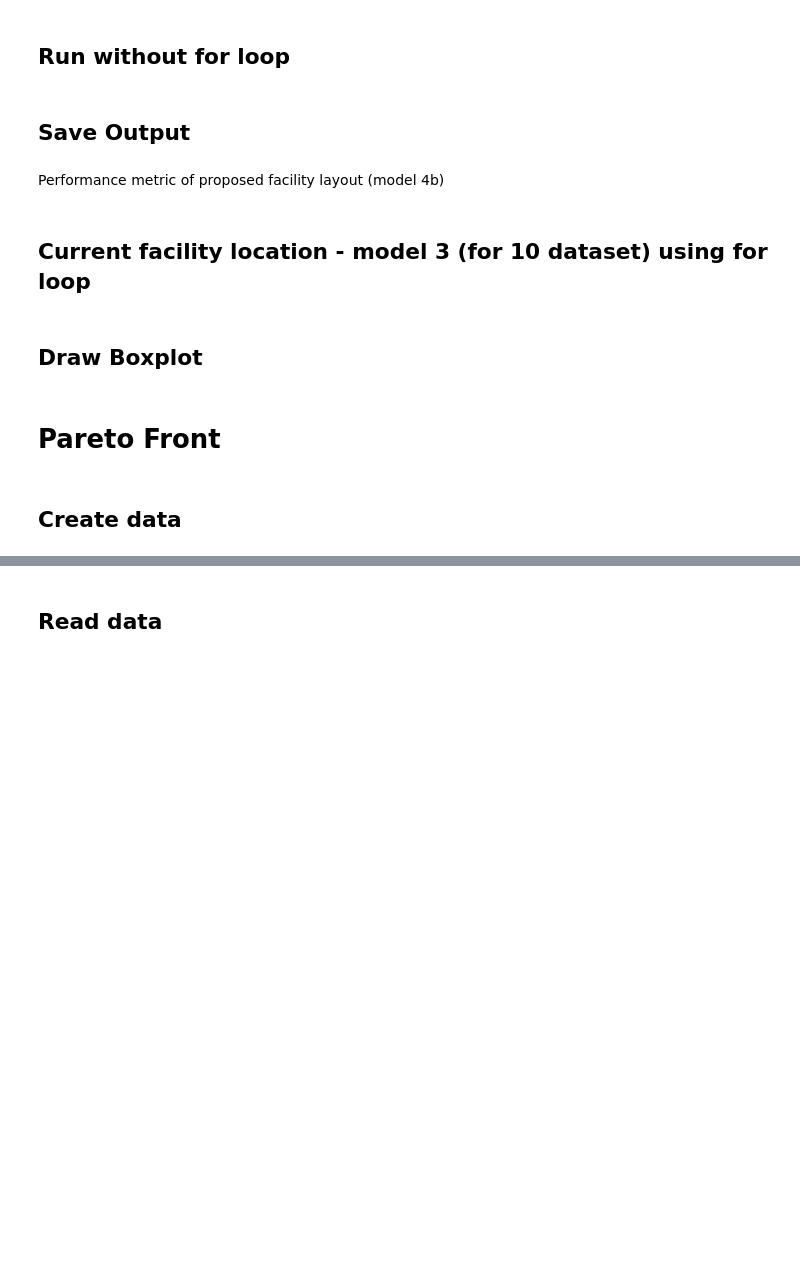
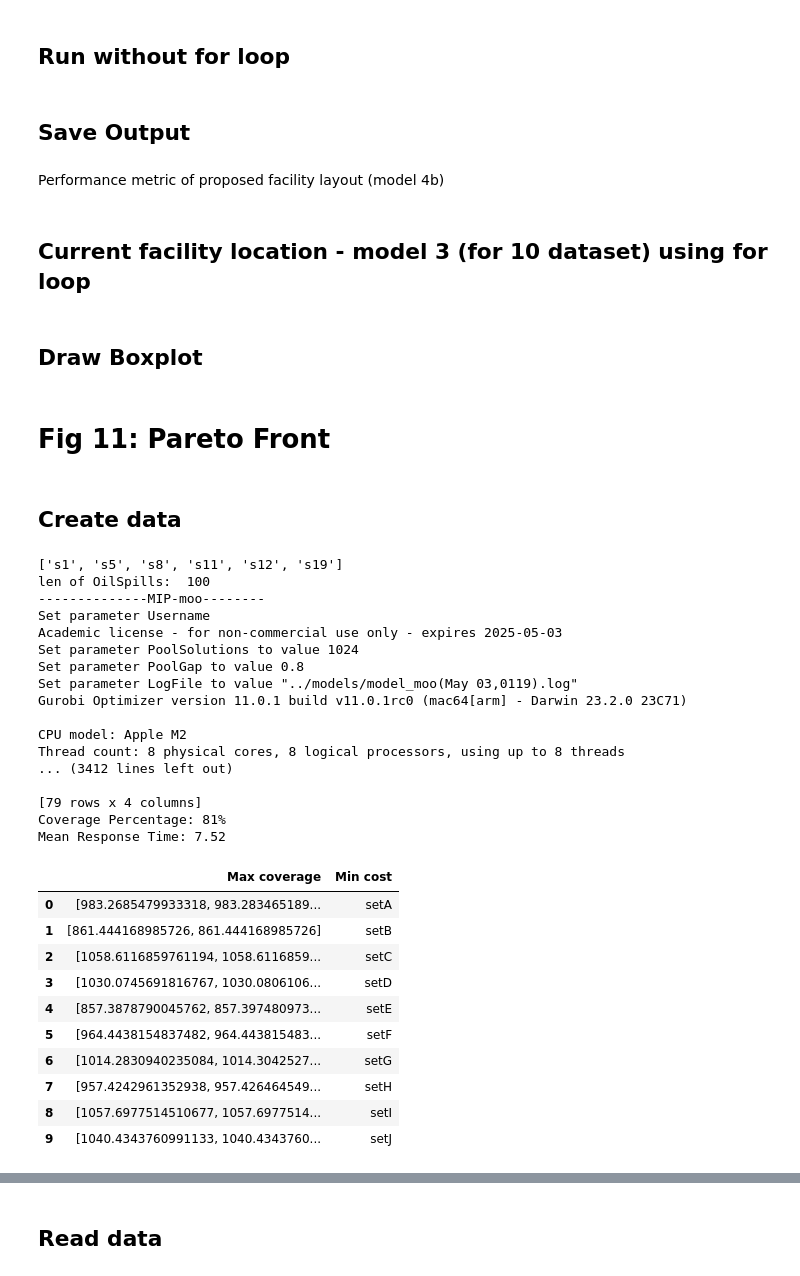
Before and after one commit to tanmoyie/MIP-Python-Lamoscad, a Jupyter notebook: src/3.0-sensitivity-analysis.ipynb, the cells around one changed output, grey strips where cells are left out. Saved outputs shown, nothing was run; the diff lists cells and outputs as text; code cells hidden in the pictures; blank space fills up the shorter version.

```diff
--- a/src/3.0-sensitivity-analysis.ipynb
+++ b/src/3.0-sensitivity-analysis.ipynb
@@ -303,18 +334,9 @@ fig.savefig(f'Outputs/Fig8c PCP.png', transparent=False, dpi=400, bbox_inches =
 Creating 10 sets of data
 # %%
-# spill_data = pd.read_excel('Inputs/data_oil_spill_resource_allocation_Arctic_2023.xlsx', sheet_name='spills', header=0).copy()
-# Run the following random sampling 10 times
-# spill_data = spill_data.sample(n=100)
-# spill_data.to_csv('Inputs/10 Sets of spills/setJ_data_100_oil_spills.csv')
-
-
-# Load data
 # read csv file for newly created 10 sets
 spill_data = pd.read_csv('Inputs/10 Sets of spills/setA_data_100_oil_spills.csv')
 potential_station_data = pd.read_excel('Inputs/10 Sets of spills/data_oil_spill_resource_allocation_Arctic_2023_setA.xlsx', sheet_name='stations', header=0).copy()
 input_parameters = pd.read_excel('Inputs/10 Sets of spills/data_oil_spill_resource_allocation_Arctic_2023_setA.xlsx', sheet_name='Estimated parameters', header=0).copy()
-
-sensitivity_dataR = gpd.read_file('Inputs/ArcGIS_data/Sensitivity_data/Sensitivity_data5.shp').copy()
 # %%
 # Data Extraction
 coordinates_potential_st = custom_func.extract_station_coordinate(potential_station_data)
@@ -370,20 +390,14 @@ spill_data = pd.read_csv('Inputs/10 Sets of spills/setJ_data_100_oil_spills.csv'
 potential_station_data = pd.read_excel('Inputs/10 Sets of spills/data_oil_spill_resource_allocation_Arctic_2023_setJ.xlsx', sheet_name='stations', header=0).copy()
 input_parameters = pd.read_excel('Inputs/10 Sets of spills/data_oil_spill_resource_allocation_Arctic_2023_setJ.xlsx', sheet_name='Estimated parameters', header=0).copy()
 
-sensitivity_dataR = gpd.read_file('Inputs/ArcGIS_data/Sensitivity_data/Sensitivity_data5.shp').copy()
-
-
 # Data Extraction
 coordinates_potential_st = custom_func.extract_station_coordinate(potential_station_data)
 potential_st_coord = pd.DataFrame(coordinates_potential_st[1]).T.reset_index().set_index('index')
 potential_st_coord.columns = ['St_Latitude', 'St_Longitude']
-
-
 coordinates_spill = custom_func.extract_spill_coordinate(spill_data)
 spill_coord = pd.DataFrame(coordinates_spill[1]).T.reset_index().set_index('index')
 spill_coord.columns = ['St_Latitude', 'St_Longitude']
 display(spill_coord)
-
 
 # Input param
 Stations, OilSpills, ResourcesD, Demand, Availability, Eff, Distance, TimeR, Cf_s, CostU \
@@ -406,7 +420,7 @@ current_vs_proposed = 'proposed'
 # Model
 model_04b, select_m4b, deploy_m4b, mvars_m4b, names_m4b, values_m4b, objValues_m4b, \
         spill_df_m4b, station_df_m4b, cover_1s_m4b, select_1s_m4b, deploy_1s_m4b, MeanResponseTime_m4b, coverage_percentage_m4b, assignment_m4b  \
-    = model.solve(Stations, OilSpills, ResourcesD, coordinates_potential_st, coordinates_spill, SizeSpill, SizeSpill_n,
+    = Model.solve(Stations, OilSpills, ResourcesD, coordinates_potential_st, coordinates_spill, SizeSpill, SizeSpill_n,
           Demand, Sensitivity_R, Sensitivity_n, Eff, Effectiveness_n, Availability, NumberStMax_m4b, Distance, Distance_n,
           W, QuantityMin, DistanceMax, Cf_s, CostU, Budget,
           BigM, MaxFO)
@@ -441,15 +455,6 @@ SetNameL = ['setA', 'setB', 'setC', 'setD', 'setE', 'setF', 'setG', 'setH', 'set
 NumberStMax_m3 = 6
 DistanceMax = 10
 current_vs_proposed = 'current'
-
-current_station_data = pd.read_excel('Inputs/data_oil_spill_resource_allocation_Arctic_2023.xlsx', sheet_name='current', header=0).copy()
-current_input_param = pd.read_excel('Inputs/data_oil_spill_resource_allocation_Arctic_2023.xlsx', sheet_name='current input param', header=0).copy()
-sensitivity_dataR = gpd.read_file('Inputs/ArcGIS_data/Sensitivity_data/Sensitivity_data5.shp').copy()
-
-# Data Extraction
-coordinates_st = custom_func.extract_station_coordinate(current_station_data)
-current_st_coord = pd.DataFrame(coordinates_st[1]).T.reset_index().set_index('index')
-current_st_coord.columns = ['St_Latitude', 'St_Longitude']
 
 for SetName in SetNameL:
     # Load data
@@ -477,7 +482,7 @@ for SetName in SetNameL:
     # Modeling based on current setup
     model_03, select_m3, deploy_m3, mvars_m3, names_m3, values_m3, objValues_m3, \
             spill_df_m3, station_df_m3, cover_1s_m3, select_1s_m3, deploy_1s_m3, MeanResponseTime_m3, coverage_percentage_m3, assignment_m3  \
-        = model.solve(Stations, OilSpills, ResourcesD, coordinates_st, coordinates_spill, SizeSpill, SizeSpill_n,
+        = Model.solve(Stations, OilSpills, ResourcesD, coordinates_st, coordinates_spill, SizeSpill, SizeSpill_n,
               Demand, Sensitivity_R, Sensitivity_n, Eff, Effectiveness_n, Availability, NumberStMax_m3, Distance, Distance_n,
               W, QuantityMin, DistanceMax, Cf_s, CostU, Budget,
               BigM, MaxFO)
@@ -553,7 +558,7 @@ plt.tight_layout()
 plt.show()
 fig.savefig('Outputs/Fig10 boxplot.png', transparent=False, dpi= 500)
 # %% [markdown]
-# Pareto Front
+# Fig 11:  Pareto Front
 # %% [markdown]
 ## Create data
 # %%
@@ -574,10 +579,6 @@ W = [0.25, 0.25, 0.25, 0.25, 0.25, 0.25]
 # dropping 100 from sensitivity weight & add in distance min 100*
 QuantityMin = 2
 
-# Load data
-potential_station_data = pd.read_excel('Inputs/data_oil_spill_resource_allocation_Arctic_2023.xlsx', sheet_name='stations', header=0).copy()
-input_parameters = pd.read_excel('Inputs/data_oil_spill_resource_allocation_Arctic_2023.xlsx', sheet_name='Estimated parameters', header=0).copy()
-sensitivity_dataR = gpd.read_file('Inputs/ArcGIS_data/Sensitivity_data/Sensitivity_data5.shp').copy()
 
 # Data Extraction
 coordinates_potential_st = custom_func.extract_station_coordinate(potential_station_data)
@@ -587,7 +588,7 @@ potential_st_coord.columns = ['St_Latitude', 'St_Longitude']
 for SetName in SetNameL:
     # Load data
     # read csv file for newly created 10 sets
-    spill_data = pd.read_csv(f'Inputs/10 Sets of spills/{SetName}_data_100_oil_spills.csv')
+    spill_data = pd.read_csv(f'../data/processed/10 Sets of spills/{SetName}_data_100_oil_spills.csv')
 
     coordinates_spill = custom_func.extract_spill_coordinate(spill_data)
     spill_coord = pd.DataFrame(coordinates_spill[1]).T.reset_index().set_index('index')
@@ -612,35 +613,64 @@ for SetName in SetNameL:
     # Model
     model_04b, select_m4b, deploy_m4b, mvars_m4b, names_m4b, values_m4b, objValues_m4b, \
             spill_df_m4b, station_df_m4b, cover_1s_m4b, select_1s_m4b, deploy_1s_m4b, MeanResponseTime_m4b, coverage_percentage_m4b, assignment_m4b  \
-        = model.solve(Stations, OilSpills, ResourcesD, coordinates_potential_st, coordinates_spill, SizeSpill, SizeSpill_n,
+        = Model.solve(Stations, OilSpills, ResourcesD, coordinates_potential_st, coordinates_spill, SizeSpill, SizeSpill_n,
               Demand, Sensitivity_R, Sensitivity_n, Eff, Effectiveness_n, Availability, NumberStMax_m4b, Distance, Distance_n,
               W, QuantityMin, DistanceMax, Cf_s, CostU, Budget,
               BigM, MaxFO)
 
     if SetName == 'setA':
         i = 0
     elif SetName == 'setB':
         i = 1
     elif SetName == 'setC':
         i = 2
     elif SetName == 'setD':
         i = 3
     elif SetName == 'setE':
         i = 4
     elif SetName == 'setF':
         i = 5
     elif SetName == 'setG':
         i = 6
     elif SetName == 'setH':
         i = 7
     elif SetName == 'setI':
         i = 8
     elif SetName == 'setJ':
         i = 9
     pareto_front_df_model4b.iloc[i, 0] = objValues_m4b[0::2]
     pareto_front_df_model4b.iloc[i, 1] = objValues_m4b[1::2]
     pareto_front_df_model4b.iloc[i, 1] = SetName
 
 
 pareto_front_df_model4b
+# %% [output]
+['s1', 's5', 's8', 's11', 's12', 's19']
+len of OilSpills:  100
+--------------MIP-moo--------
+Set parameter Username
+Academic license - for non-commercial use only - expires 2025-05-03
+Set parameter PoolSolutions to value 1024
+Set parameter PoolGap to value 0.8
+Set parameter LogFile to value "../models/model_moo(May 03,0119).log"
+Gurobi Optimizer version 11.0.1 build v11.0.1rc0 (mac64[arm] - Darwin 23.2.0 23C71)
+
+CPU model: Apple M2
+Thread count: 8 physical cores, 8 logical processors, using up to 8 threads
+... (3412 lines left out)
+
+[79 rows x 4 columns]
+Coverage Percentage: 81%
+Mean Response Time: 7.52
+|  | Max coverage | Min cost |
+| 0 | [983.2685479933318, 983.283465189... | setA |
+| 1 | [861.444168985726, 861.444168985726] | setB |
+| 2 | [1058.6116859761194, 1058.6116859... | setC |
+| 3 | [1030.0745691816767, 1030.0806106... | setD |
+| 4 | [857.3878790045762, 857.397480973... | setE |
+| 5 | [964.4438154837482, 964.443815483... | setF |
+| 6 | [1014.2830940235084, 1014.3042527... | setG |
+| 7 | [957.4242961352938, 957.426464549... | setH |
+| 8 | [1057.6977514510677, 1057.6977514... | setI |
+| 9 | [1040.4343760991133, 1040.4343760... | setJ |
 # %%
```
Also changed, not shown: parts of 49 cells of this notebook, 37 other files.
